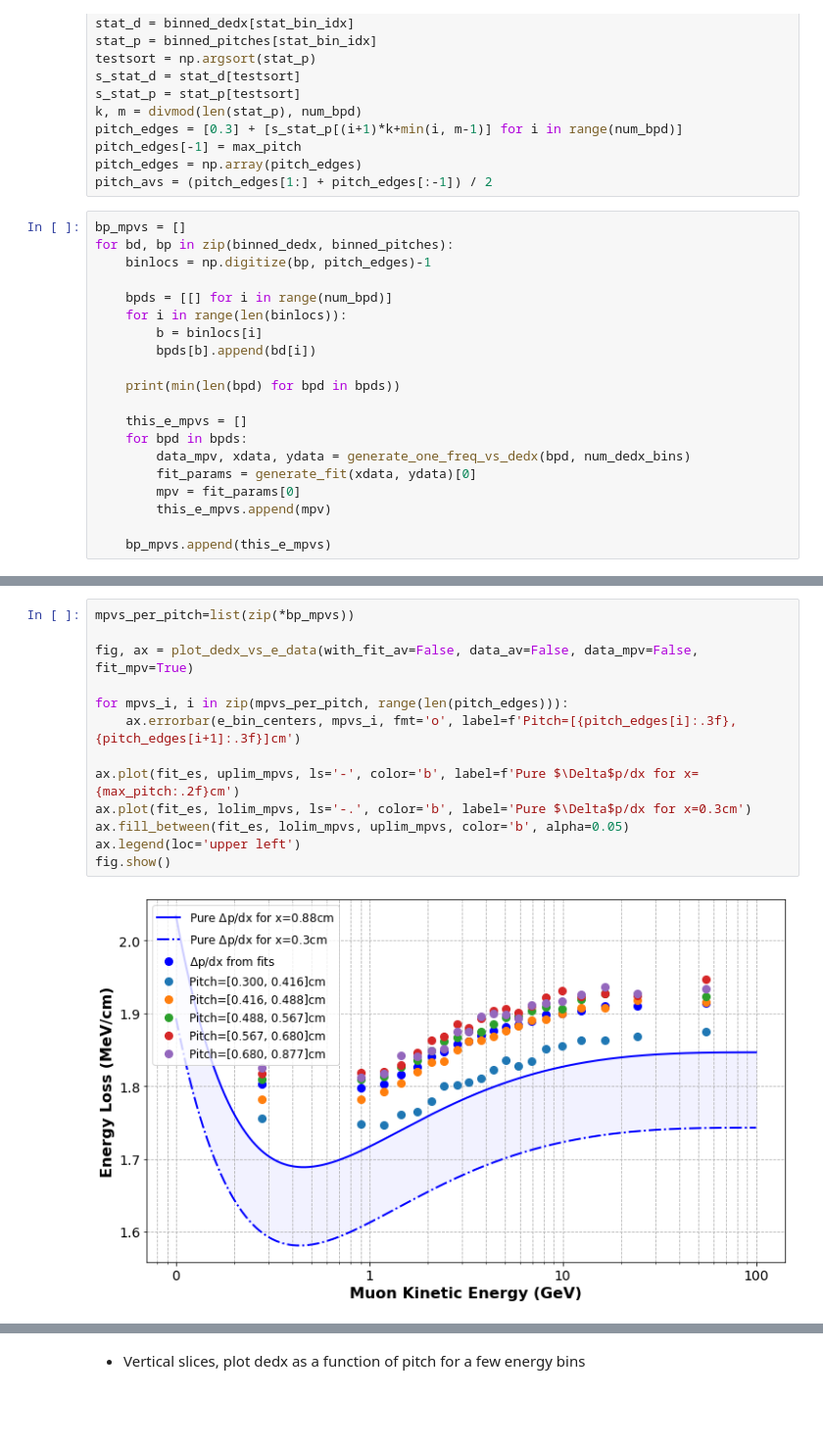
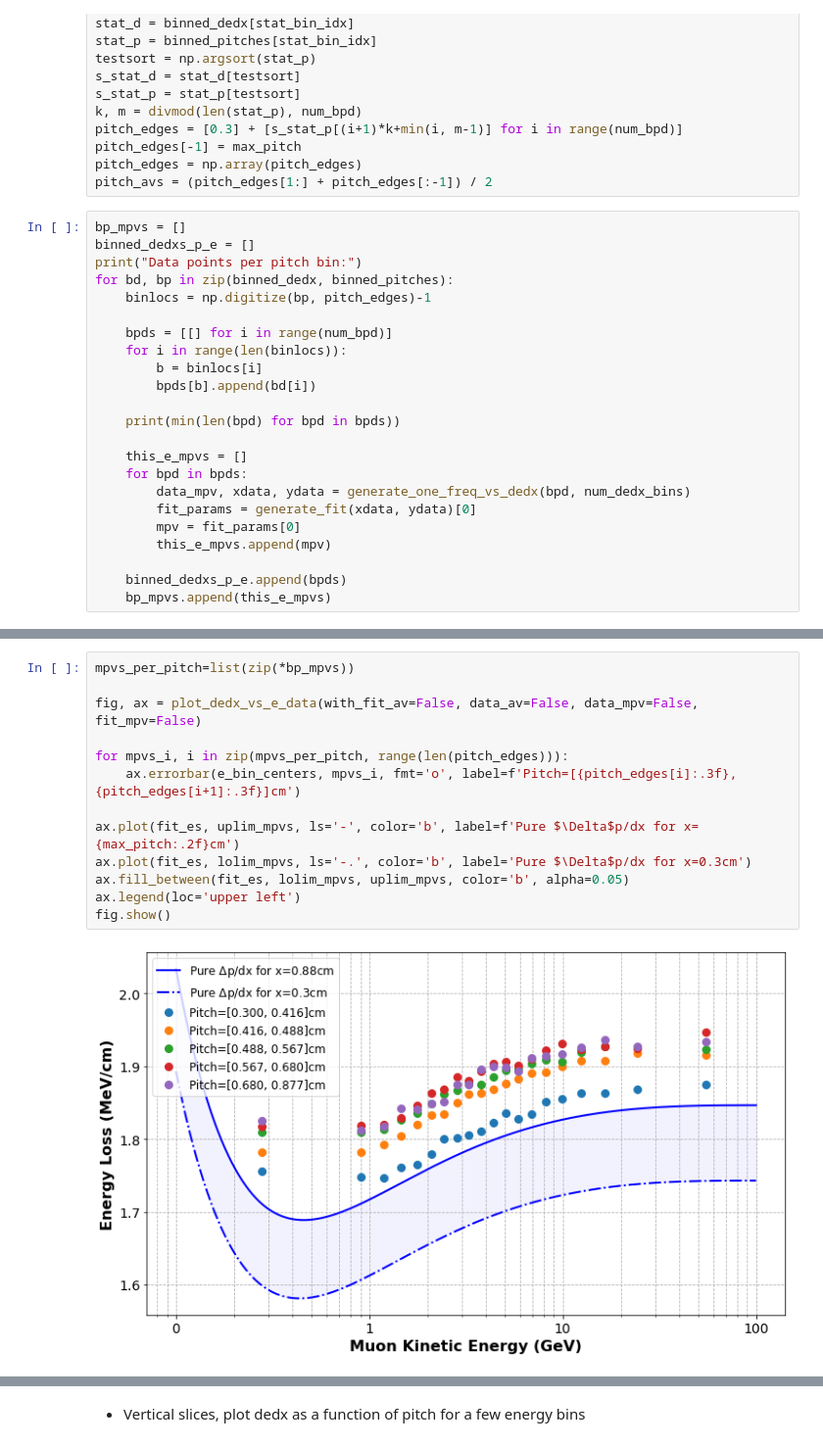
Before and after one commit to socrossley/Cosmic_Muon_CER, a Jupyter notebook: Fit.ipynb, the cells around one changed output, grey strips where cells are left out. Shown at 98% size. Drawn from its saved outputs; the diff is of its cells as text; blank space fills up the shorter version.

```diff
--- a/Fit.ipynb
+++ b/Fit.ipynb
@@ -431,6 +431,8 @@ pitch_edges = np.array(pitch_edges)
 pitch_avs = (pitch_edges[1:] + pitch_edges[:-1]) / 2
 # %%
 bp_mpvs = []
+binned_dedxs_p_e = []
+print("Data points per pitch bin:")
 for bd, bp in zip(binned_dedx, binned_pitches):
     binlocs = np.digitize(bp, pitch_edges)-1
 
@@ -448,5 +450,6 @@ for bd, bp in zip(binned_dedx, binned_pitches):
         mpv = fit_params[0]
         this_e_mpvs.append(mpv)
 
+    binned_dedxs_p_e.append(bpds)
     bp_mpvs.append(this_e_mpvs)
 # %% [output]
@@ -473,15 +478,15 @@ for bd, bp in zip(binned_dedx, binned_pitches):
 # %%
 mpvs_per_pitch=list(zip(*bp_mpvs))
 
-fig, ax = plot_dedx_vs_e_data(with_fit_av=False, data_av=False, data_mpv=False, fit_mpv=True)
+fig, ax = plot_dedx_vs_e_data(with_fit_av=False, data_av=False, data_mpv=False, fit_mpv=False)
 
 for mpvs_i, i in zip(mpvs_per_pitch, range(len(pitch_edges))):
     ax.errorbar(e_bin_centers, mpvs_i, fmt='o', label=f'Pitch=[{pitch_edges[i]:.3f}, {pitch_edges[i+1]:.3f}]cm')
 
 ax.plot(fit_es, uplim_mpvs, ls='-', color='b', label=f'Pure $\Delta$p/dx for x={max_pitch:.2f}cm')
 ax.plot(fit_es, lolim_mpvs, ls='-.', color='b', label='Pure $\Delta$p/dx for x=0.3cm')
 ax.fill_between(fit_es, lolim_mpvs, uplim_mpvs, color='b', alpha=0.05)
 ax.legend(loc='upper left')
 fig.show()
 # %% [output]
-[figure, old version]
+[figure, new version]
```
Also changed, not shown: parts of 7 cells of this notebook, 5 other files.
